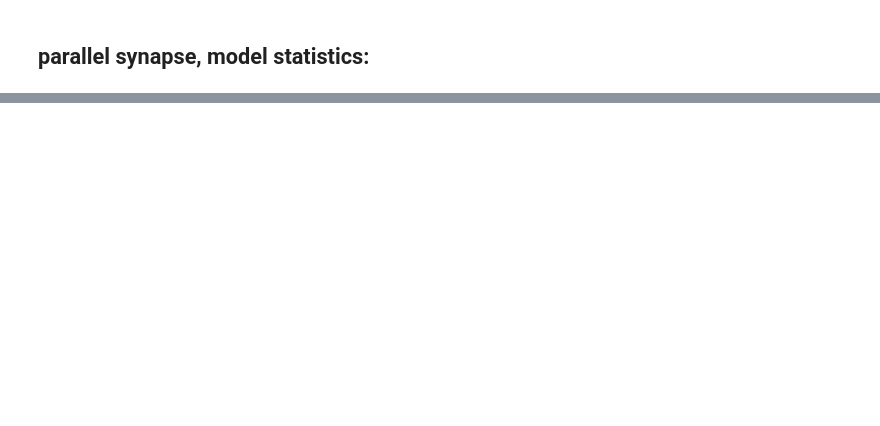
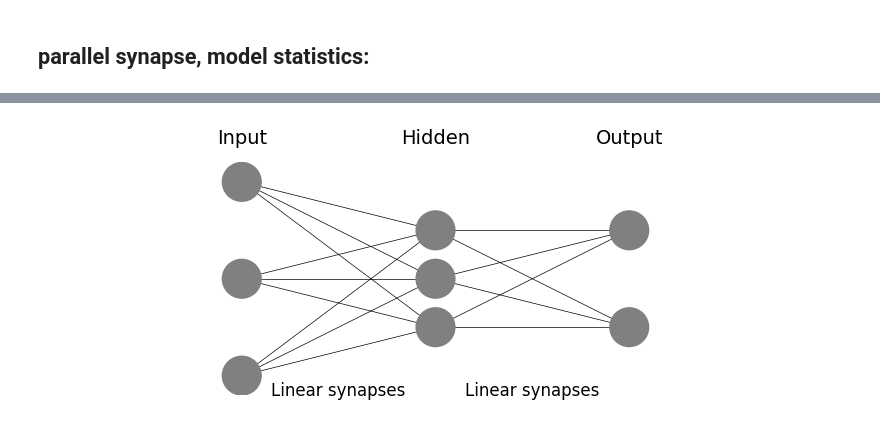
Before and after one commit to london-and-tequila/parallel_synapse_MNIST, a Jupyter notebook: 10-25-2023-Plot_results.ipynb, the cells around one changed output, grey strips where cells are left out. Saved outputs shown, nothing was run; the diff lists cells and outputs as text; code cells hidden in the pictures; blank space fills up the shorter version.

```diff
--- a/10-25-2023-Plot_results.ipynb
+++ b/10-25-2023-Plot_results.ipynb
@@ -120,3 +296,72 @@ plot 2nn model training results and hidden activation
 #     hidden, final = get_hidden_final_activation_2NN(model, testloader)
 #     plot_hidden_final_loss_2NN(model, hidden, final, result)
 #     plt.show()
+# %%
+import matplotlib.pyplot as plt
+import matplotlib.patches as patches
+import numpy as np
+
+# Define a function to create a circle
+def create_circle(x, y, radius=0.1, color='blue'):
+    return plt.Circle((x, y), radius, color=color, fill=True, zorder=10)
+
+# Define the positions of the nodes in each layer
+input_positions = [(1, 1), (1, 0.5), (1, 0)]
+hidden_positions = [(2, 0.75), (2, 0.5), (2, 0.25)]
+output_positions = [(3, 0.75), (3, 0.25)]
+
+# Create the figure and axis
+fig, ax = plt.subplots(figsize=(10, 7))
+
+# Create circles for the input layer
+for position in input_positions:
+    circle = create_circle(position[0], position[1], color='grey')
+    ax.add_artist(circle)
+
+# Create circles for the hidden layer
+for position in hidden_positions:
+    circle = create_circle(position[0], position[1], color='grey')
+    ax.add_artist(circle)
+
+# Create circles for the output layer
+for position in output_positions:
+    circle = create_circle(position[0], position[1], color='grey')
+    ax.add_artist(circle)
+
+# Connect each node in the input layer with every node in the hidden layer
+for input_position in input_positions:
+    for hidden_position in hidden_positions:
+        ax.plot([input_position[0], hidden_position[0]], [input_position[1], hidden_position[1]], 'k-', lw=0.5)
+
+# Connect each node in the hidden layer with every node in the output layer
+for hidden_position in hidden_positions:
+    for output_position in output_positions:
+        ax.plot([hidden_position[0], output_position[0]], [hidden_position[1], output_position[1]], 'k-', lw=0.5)
+
+# Set limits, aspect and remove the axes
+ax.set_xlim(0, 4)
+ax.set_ylim(-0.1, 1.1)
+ax.set_aspect('equal')
+ax.axis('off')
+
+# Add layer names
+plt.text(1, 1.2, 'Input' , fontsize=14, ha='center')
+# plt.text(1, 1.2, , fontsize=14, ha='center')
+plt.text(2, 1.2, 'Hidden', fontsize=14, ha='center')
+plt.text(3, 1.2, 'Output', fontsize=14, ha='center')
+
+# add rectangles to the input layer
+
+# rect = patches.Rectangle((2.2, 0.2), .6, 0.6, edgecolor='red', facecolor='none', zorder=10)
+# ax.add_patch(rect)
+
+plt.text(1.5, -.1, 'Linear synapses', fontsize=12, ha='center')
+plt.text(2.5, -.1, 'Linear synapses', fontsize=12, ha='center')
+# plt.text(2.5, -.1, 'Parallel synapses', fontsize=12, ha='center', color='red')
+plt.text(1.5, 1.5, '', fontsize=12, ha='center')
+# plt.title('2NN model with parallel synapses', fontsize=14)
+# Show the plot
+plt.savefig('./results_MNIST/2nn_parallel.pdf', bbox_inches='tight')
+plt.show()
+# %% [output]
+[figure, added]
```
Also changed, not shown: parts of 7 cells of this notebook, 14 other files.
